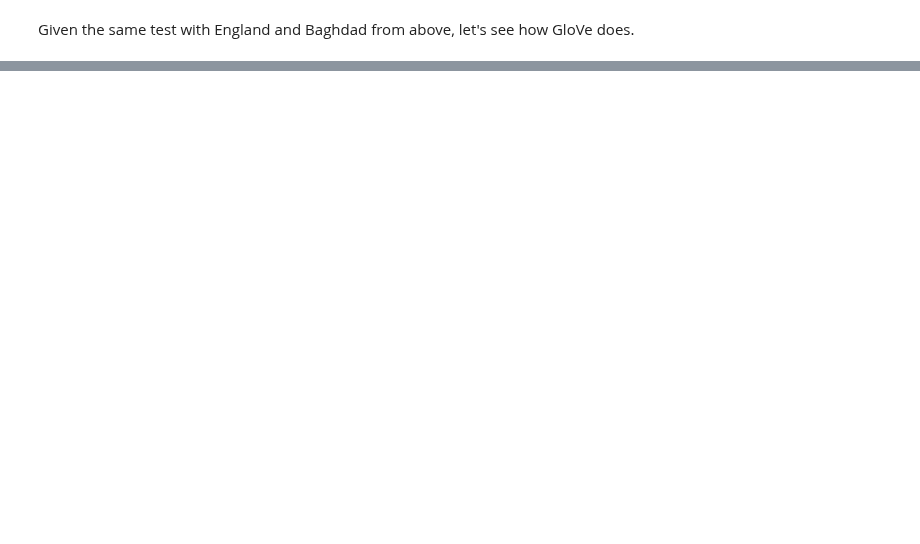
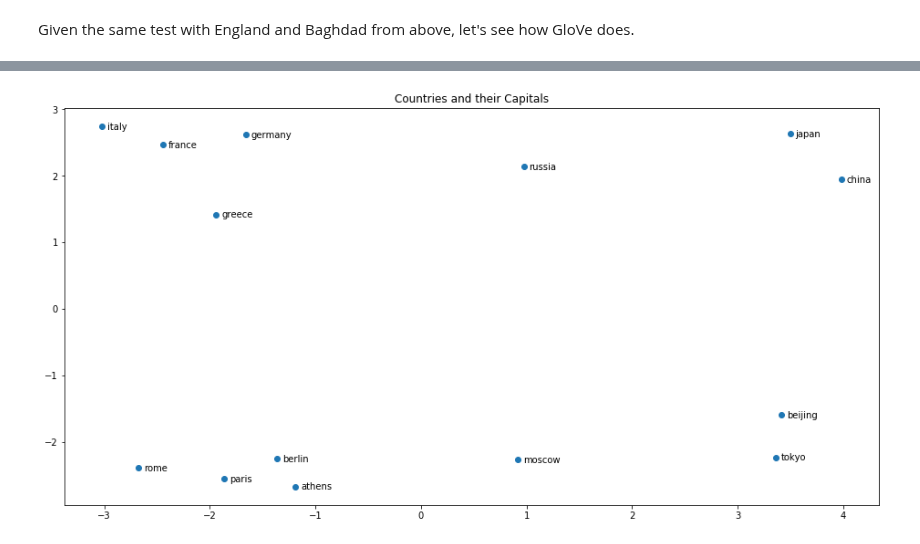
Before and after one commit to sul-cidr/dh2018-word-vector-workshops, a Jupyter notebook: part2.ipynb, the cells around one changed output, grey strips where cells are left out. Cells and saved outputs as stored; diff of their text form; code cells hidden in the pictures; blank space fills up the shorter version.

Commit message:
Update plot style and fixes

```diff
--- a/part2.ipynb
+++ b/part2.ipynb
@@ -433,12 +498,15 @@ loc_x
 # %%
+%matplotlib inline
 import matplotlib.pyplot as plt
-%matplotlib inline
 
-fig, ax = plt.subplots()
+
+fig, ax = plt.subplots(figsize=(16, 8))
 ax.scatter(loc_x, loc_y)
 
 for _, location in enumerate(countries+capitals):
-    ax.annotate(location, (loc_x[_],loc_y[_]))
+    ax.annotate(location, (loc_x[_]+.05, loc_y[_]-.05))
 
 plt.title("Countries and their Capitals")
 plt.show()
+# %% [output]
+[figure, added]
```
Also changed, not shown: parts of 17 cells of this notebook, 3 other files.
